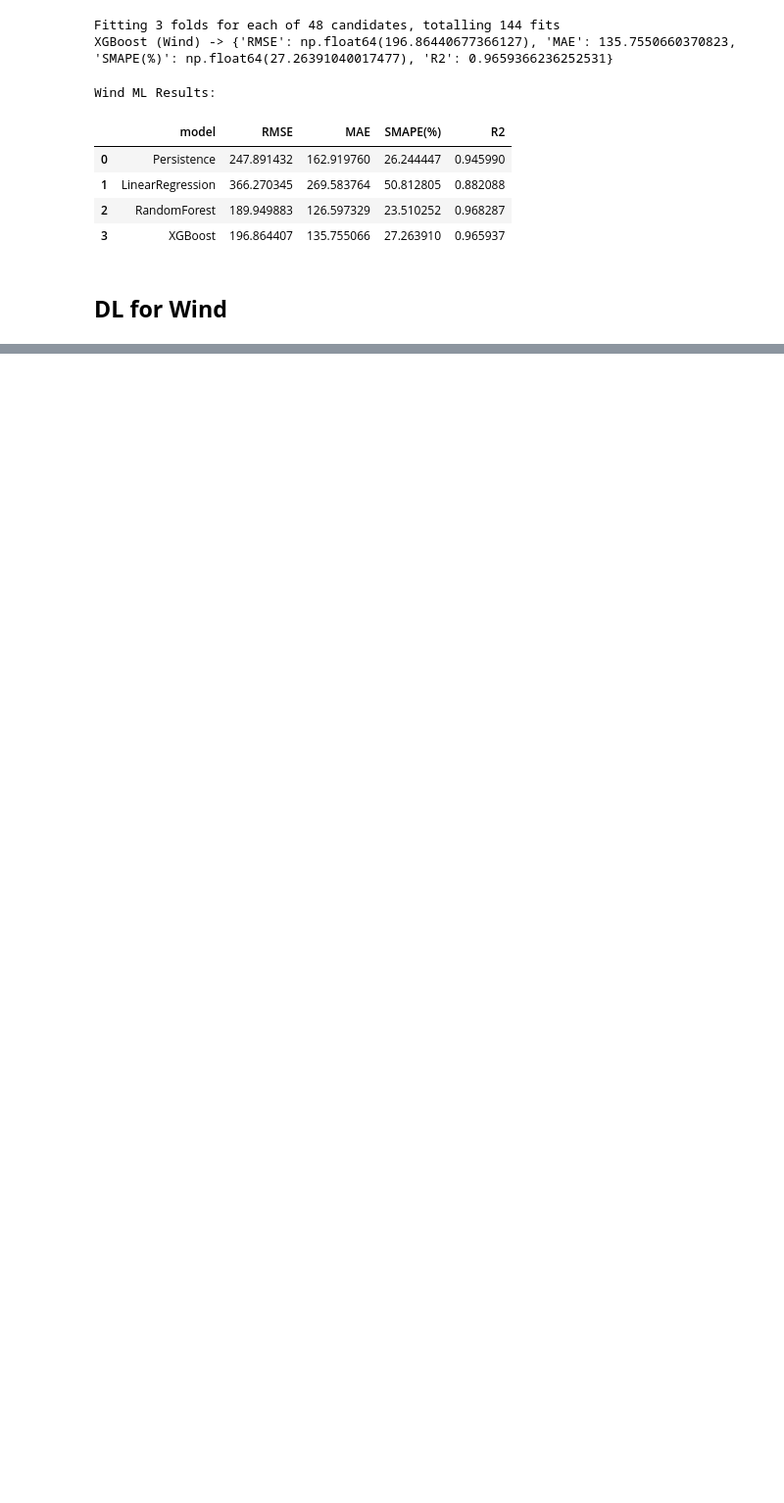
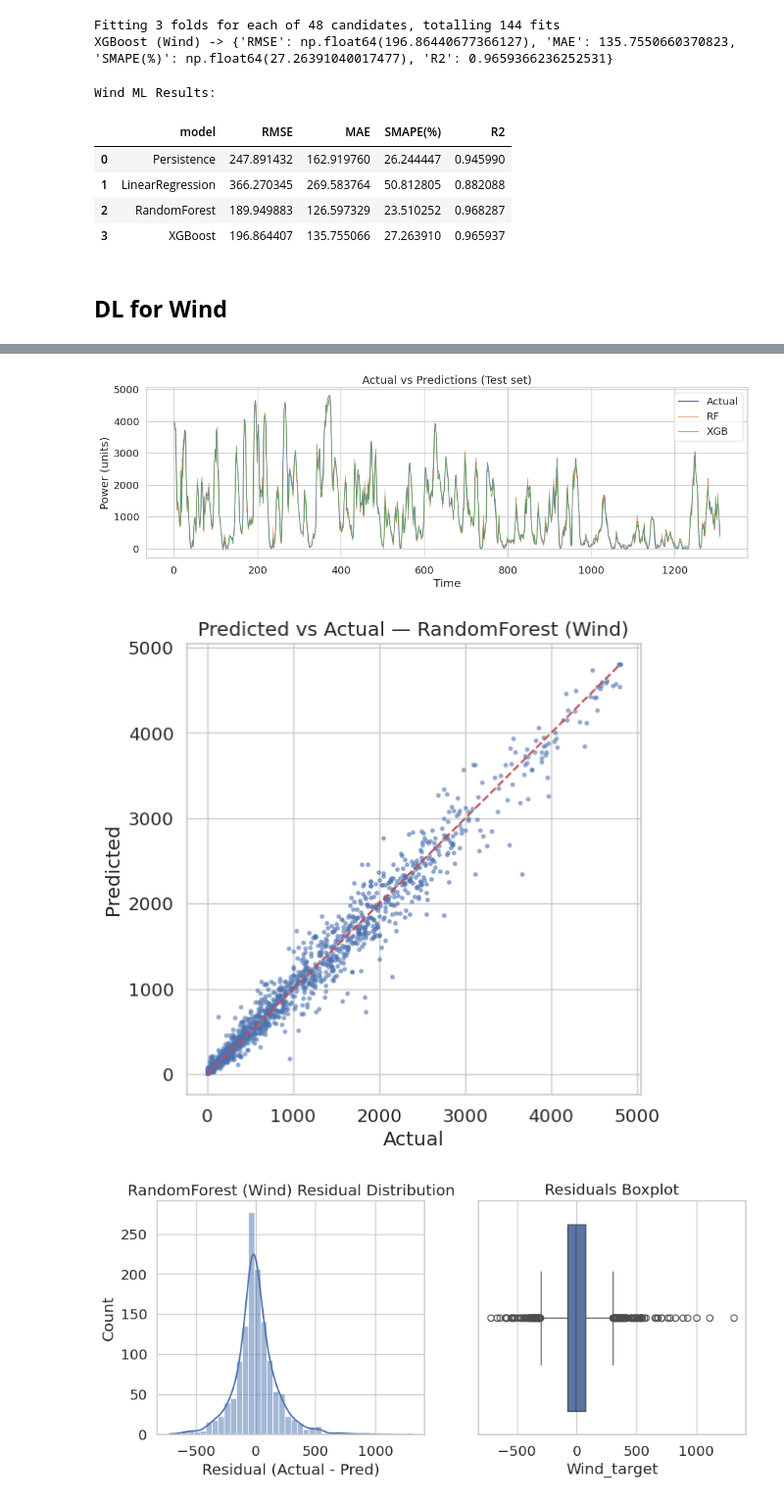
Before and after one commit to Zuhair0000/FYP-Research, a Jupyter notebook: FYP_research.ipynb, the cells around one changed output, grey strips where cells are left out. Shown at 98% size. Drawn from its saved outputs; the diff is of its cells as text; code cells hidden in the pictures; blank space fills up the shorter version.

```diff
--- a/FYP_research.ipynb
+++ b/FYP_research.ipynb
@@ -1805,0 +2267,21 @@ plot_radar(radar_data, target="Wind", title="Radar Chart - Wind Models")
+# %%
+# --- Cell 2: Visualizations for Wind ---
+
+# 2.1 Time series: Actual vs Predictions
+plot_series(y_test_w.values,
+            {"RF": y_pred_rf_w,
+             "XGB": y_pred_xgb_w},
+            index=None, n_zoom=300, save="wind_pred_vs_actual.png")
+
+# 2.2 Scatter: Predicted vs Actual (RandomForest as example)
+scatter_pred_actual(y_test_w, y_pred_rf_w, "RandomForest (Wind)", save="wind_scatter_rf.png")
+
+# 2.3 Residuals distribution
+residual_plots(y_test_w, y_pred_rf_w, "RandomForest (Wind)", save_prefix="wind_rf")
+
+# 2.4 Rolling RMSE
+rmse_roll_rf_w = rolling_rmse(y_test_w, y_pred_rf_w, window=24, save="wind_rolling_rmse_rf.png")
+# %% [output]
+[figure, added]
+[figure, added]
+[figure, added]
```
Also changed, not shown: parts of 45 cells of this notebook.
